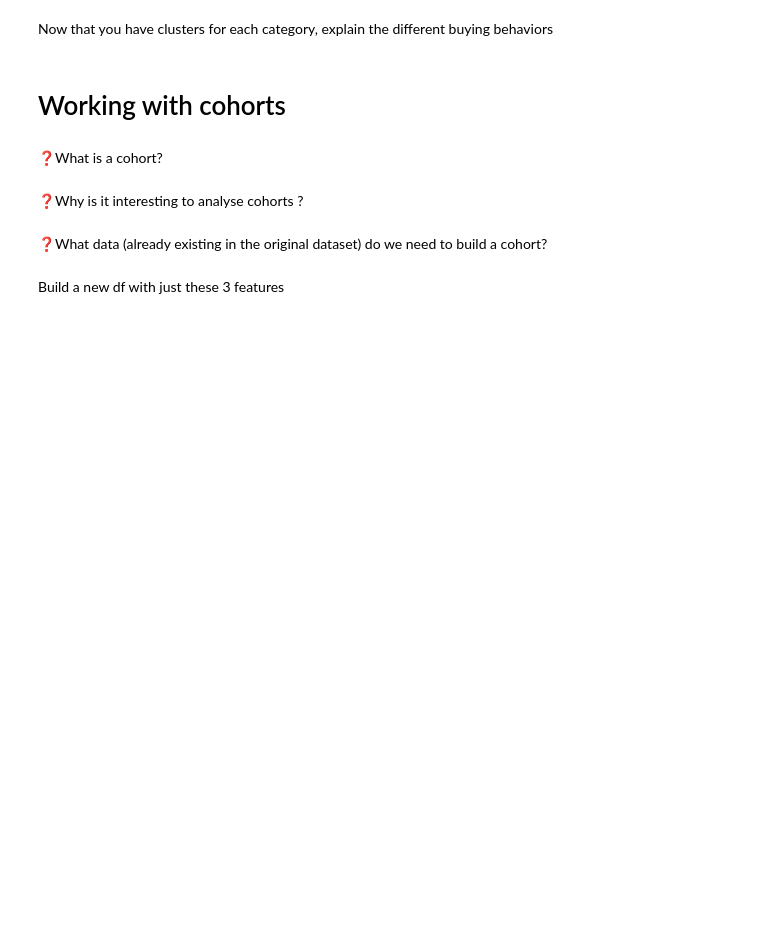
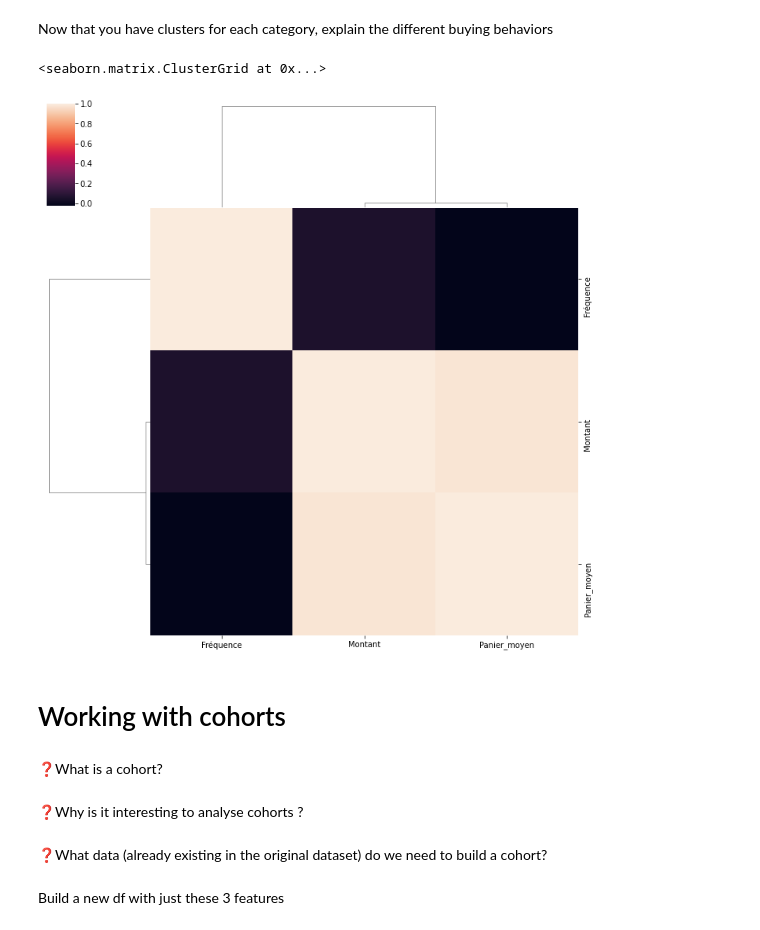
Before and after one commit to marianneSimplon/Analyse_clients_avec_agence_IA, a Jupyter notebook: ecommerce/01_Discovering_RFM_ecommerce.ipynb, the cells around one changed output. Saved outputs shown, nothing was run; the diff lists cells and outputs as text; code cells hidden in the pictures; blank space fills up the shorter version.

```diff
--- a/ecommerce/01_Discovering_RFM_ecommerce.ipynb
+++ b/ecommerce/01_Discovering_RFM_ecommerce.ipynb
@@ -42,2 +48,3 @@ Load the dataset and start an Exploratory Data Analysis
 # %%
-df = pd.read_csv('data/db_customers.csv')
+df = pd.read_csv('C:/Users/simplon/Desktop/test/db_customers.csv')
+df
@@ -49,2 +71,6 @@ import pandas as pd
+# %%
+from datetime import datetime
+df['order_purchase_timestamp'] = df['order_purchase_timestamp'].apply(pd.to_datetime)
+df['order_delivered_customer_date'] = df['order_delivered_customer_date'].apply(pd.to_datetime)
 # %% [markdown]
 ❓ Which features are Categorical ? List the unique values on these features.
@@ -67,0 +170,5 @@ Group the data. (Hint: you can carry out the grouping one by one and then merge,
+# %%
+df = df.groupby(['customer_unique_id','order_purchase_timestamp','payment_type']).agg(Montant=pd.NamedAgg(column='payment_value', aggfunc=sum),
+                                                     Fréquence=pd.NamedAgg(column='payment_value', aggfunc='count'),
+                                                     Panier_moyen=pd.NamedAgg(column='payment_value', aggfunc='mean')).reset_index()
+df
@@ -90,3 +245,8 @@ Now that you have clusters for each category, explain the different buying behav
+# %%
+sns.clustermap(df.corr())
+# %% [output]
+<seaborn.matrix.ClusterGrid at 0x...>
+[figure, added]
 # %% [markdown]
 # Working with cohorts
 # %% [markdown]
```
Also changed, not shown: parts of 38 cells of this notebook.
